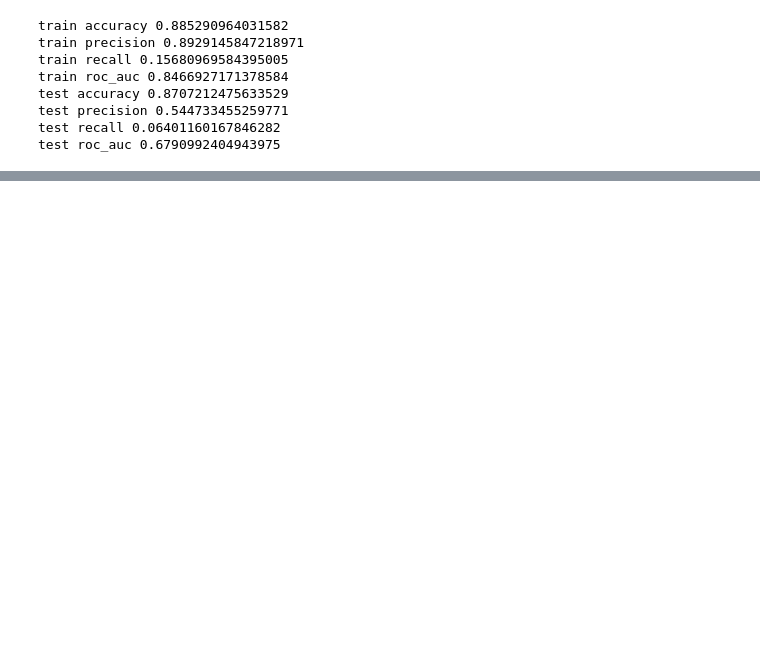
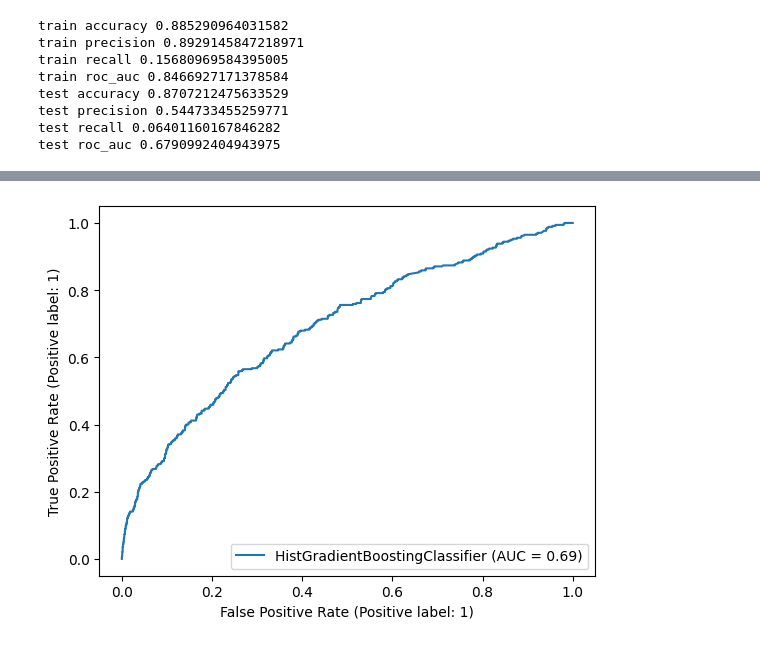
Before and after one commit to dyyjenny/Pediatric-Sepsis-Subtyping, a Jupyter notebook: lab_cluster_classification.ipynb, the cells around one changed output, grey strips where cells are left out. Cells and saved outputs as stored; diff of their text form; code cells hidden in the pictures; blank space fills up the shorter version.

```diff
--- a/lab_cluster_classification.ipynb
+++ b/lab_cluster_classification.ipynb
@@ -103,0 +71,6 @@ test roc_auc 0.6616346161176383
+# %%
+# roc auc
+auc = RocCurveDisplay.from_estimator(hgb, X_test, y_test)
+plt.show()
+# %% [output]
+[figure, added]
```
Also changed, not shown: parts of 11 cells of this notebook, 1 other file.
